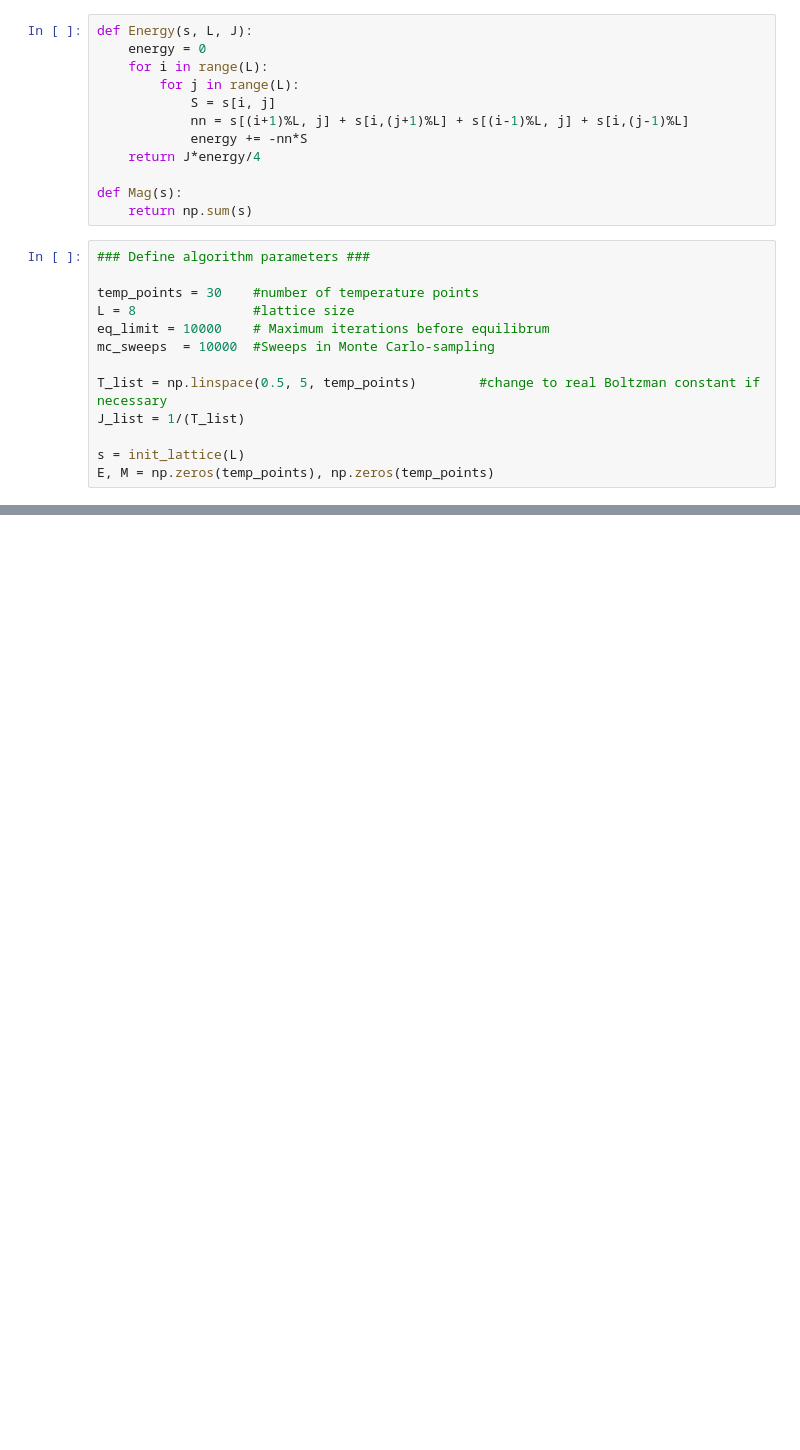
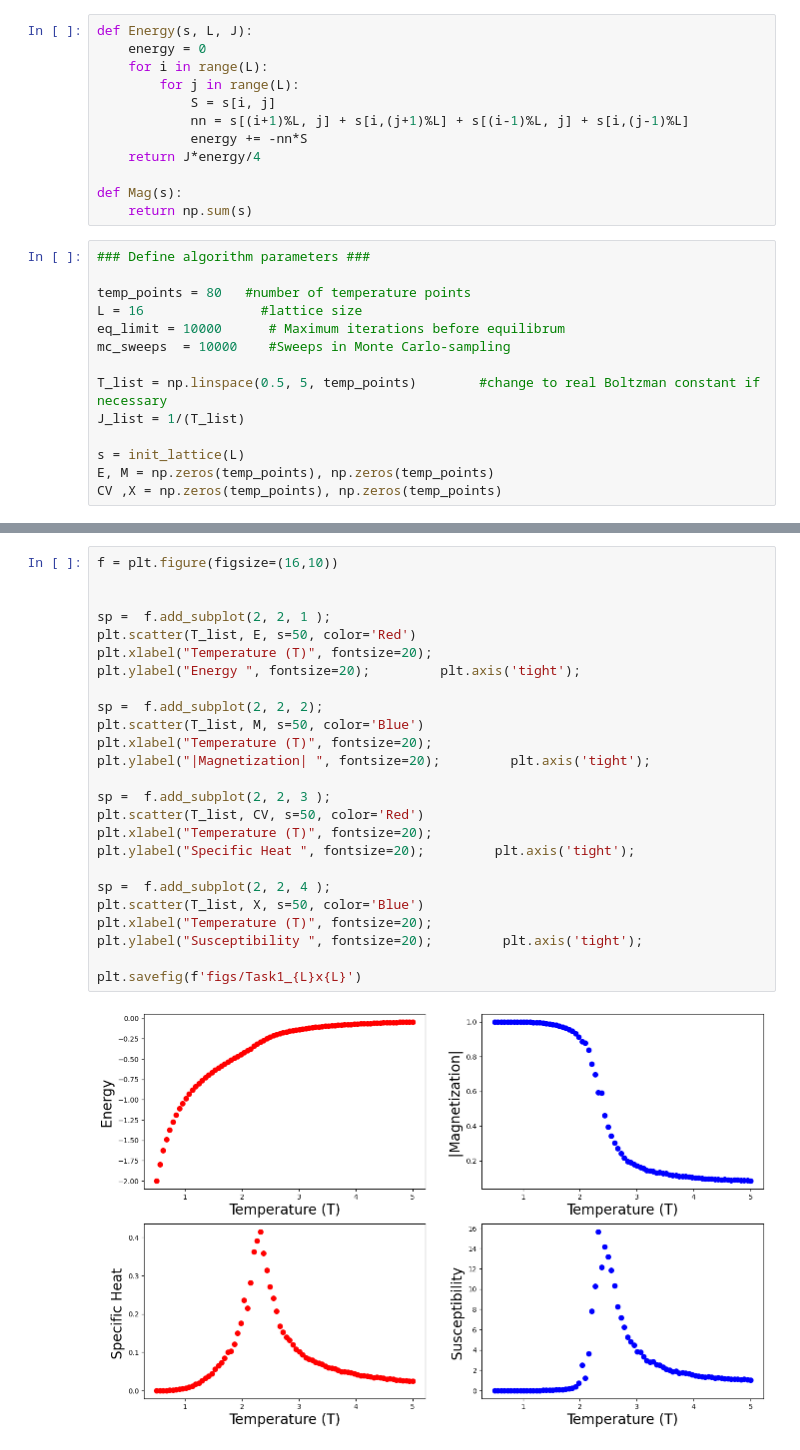
Before and after one commit to edvardschmidt33/ising_model, a Jupyter notebook: Task1.ipynb, the cells around one changed output, grey strips where cells are left out. Saved outputs shown, nothing was run; the diff lists cells and outputs as text; blank space fills up the shorter version.

```diff
--- a/Task1.ipynb
+++ b/Task1.ipynb
@@ -44,16 +43,17 @@ def Mag(s):
 # %%
 ### Define algorithm parameters ###
 
-temp_points = 30    #number of temperature points
-L = 8               #lattice size
-eq_limit = 10000    # Maximum iterations before equilibrum
-mc_sweeps  = 10000  #Sweeps in Monte Carlo-sampling
+temp_points = 80   #number of temperature points
+L = 16               #lattice size
+eq_limit = 10000      # Maximum iterations before equilibrum
+mc_sweeps  = 10000    #Sweeps in Monte Carlo-sampling
 
 T_list = np.linspace(0.5, 5, temp_points)        #change to real Boltzman constant if necessary
 J_list = 1/(T_list)
 
 s = init_lattice(L)
 E, M = np.zeros(temp_points), np.zeros(temp_points)
+CV ,X = np.zeros(temp_points), np.zeros(temp_points)
 # %%
 def equilibriate(s, L, J, max_sweeps,stable_blocks = 5, block_size = 100, tol = 1e-4):
     N = L*L
@@ -114,0 +116,27 @@ plt.show()
+# %%
+f = plt.figure(figsize=(16,10))
+
+
+sp =  f.add_subplot(2, 2, 1 );
+plt.scatter(T_list, E, s=50, color='Red')
+plt.xlabel("Temperature (T)", fontsize=20);
+plt.ylabel("Energy ", fontsize=20);         plt.axis('tight');
+
+sp =  f.add_subplot(2, 2, 2);
+plt.scatter(T_list, M, s=50, color='Blue')
+plt.xlabel("Temperature (T)", fontsize=20);
+plt.ylabel("|Magnetization| ", fontsize=20);         plt.axis('tight');
+
+sp =  f.add_subplot(2, 2, 3 );
+plt.scatter(T_list, CV, s=50, color='Red')
+plt.xlabel("Temperature (T)", fontsize=20);
+plt.ylabel("Specific Heat ", fontsize=20);         plt.axis('tight');
+
+sp =  f.add_subplot(2, 2, 4 );
+plt.scatter(T_list, X, s=50, color='Blue')
+plt.xlabel("Temperature (T)", fontsize=20);
+plt.ylabel("Susceptibility ", fontsize=20);         plt.axis('tight');
+
+plt.savefig(f'figs/Task1_{L}x{L}')
+# %% [output]
+[figure, added]
```
Also changed, not shown: parts of 6 cells of this notebook, 1 other file.
